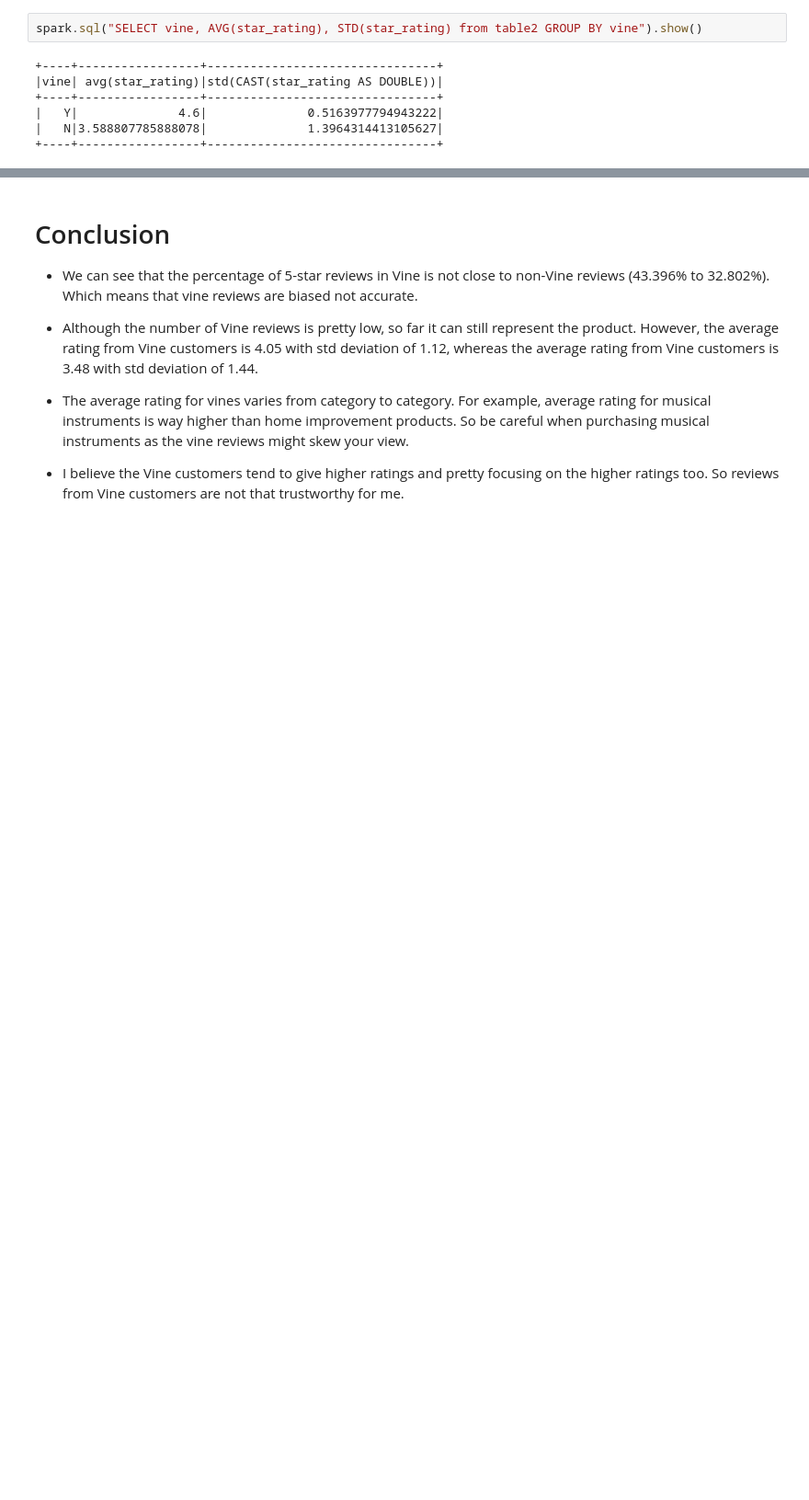
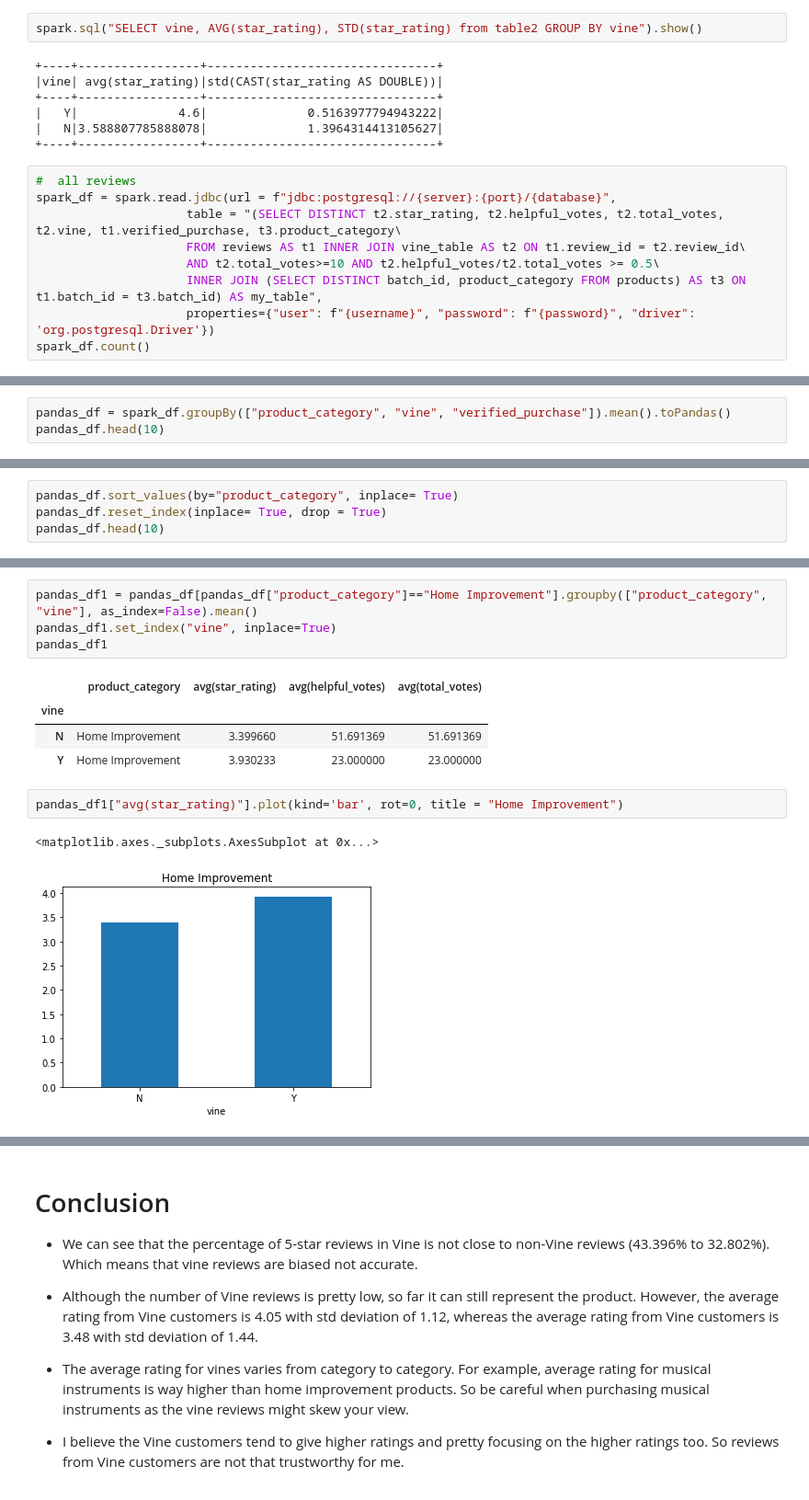
Before and after one commit to mirahmed07/big-data-challenge, a Jupyter notebook: level-2/Vine_analysis.ipynb, the cells around one changed output, grey strips where cells are left out. Shown at 92% size. Drawn from its saved outputs; the diff is of its cells as text; blank space fills up the shorter version.

```diff
--- a/level-2/Vine_analysis.ipynb
+++ b/level-2/Vine_analysis.ipynb
@@ -206,3 +206,12 @@ spark.sql("SELECT vine, AVG(star_rating), STD(star_rating) from table2 GROUP BY
 |   Y|              4.6|              0.5163977794943222|
 |   N|3.588807785888078|              1.3964314413105627|
 +----+-----------------+--------------------------------+
+# %%
+#  all reviews
+spark_df = spark.read.jdbc(url = f"jdbc:postgresql://{server}:{port}/{database}",
+                     table = "(SELECT DISTINCT t2.star_rating, t2.helpful_votes, t2.total_votes, t2.vine, t1.verified_purchase, t3.product_category\
+                     FROM reviews AS t1 INNER JOIN vine_table AS t2 ON t1.review_id = t2.review_id\
+                     AND t2.total_votes>=10 AND t2.helpful_votes/t2.total_votes >= 0.5\
+                     INNER JOIN (SELECT DISTINCT batch_id, product_category FROM products) AS t3 ON t1.batch_id = t3.batch_id) AS my_table",
+                     properties={"user": f"{username}", "password": f"{password}", "driver": 'org.postgresql.Driver'})
+spark_df.count()
@@ -208,0 +240,3 @@ spark.sql("SELECT vine, AVG(star_rating), STD(star_rating) from table2 GROUP BY
+# %%
+pandas_df = spark_df.groupBy(["product_category", "vine", "verified_purchase"]).mean().toPandas()
+pandas_df.head(10)
@@ -208,0 +252,4 @@ spark.sql("SELECT vine, AVG(star_rating), STD(star_rating) from table2 GROUP BY
+# %%
+pandas_df.sort_values(by="product_category", inplace= True)
+pandas_df.reset_index(inplace= True, drop = True)
+pandas_df.head(10)
@@ -208,0 +265,14 @@ spark.sql("SELECT vine, AVG(star_rating), STD(star_rating) from table2 GROUP BY
+# %%
+pandas_df1 = pandas_df[pandas_df["product_category"]=="Home Improvement"].groupby(["product_category",	"vine"], as_index=False).mean()
+pandas_df1.set_index("vine", inplace=True)
+pandas_df1
+# %% [output]
+|  | product_category | avg(star_rating) | avg(helpful_votes) | avg(total_votes) |
+| vine |  |  |  |  |
+| N | Home Improvement | 3.399660 | 51.691369 | 51.691369 |
+| Y | Home Improvement | 3.930233 | 23.000000 | 23.000000 |
+# %%
+pandas_df1["avg(star_rating)"].plot(kind='bar', rot=0, title = "Home Improvement")
+# %% [output]
+<matplotlib.axes._subplots.AxesSubplot at 0x...>
+[figure, added]
```
Also changed, not shown: parts of 8 cells of this notebook.
